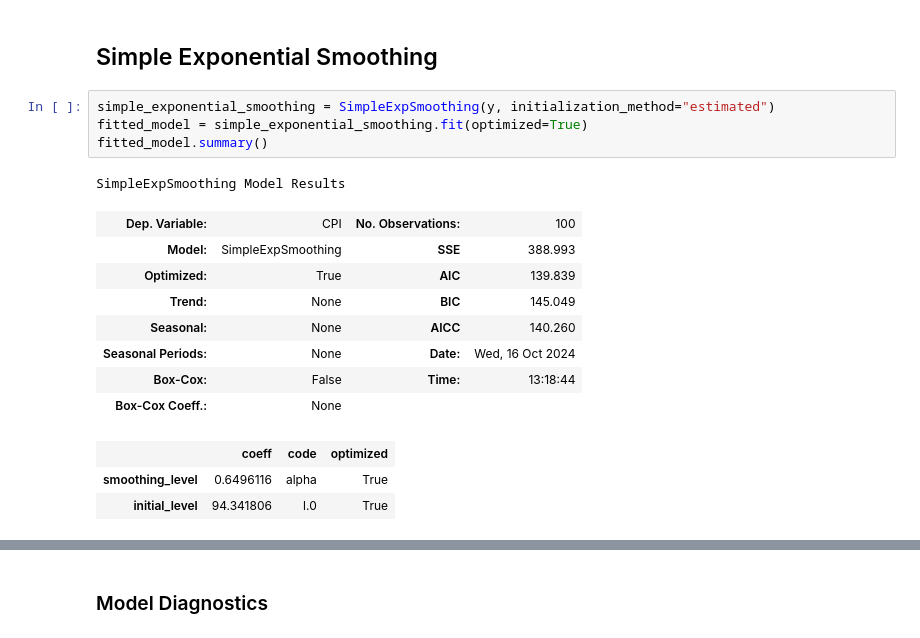
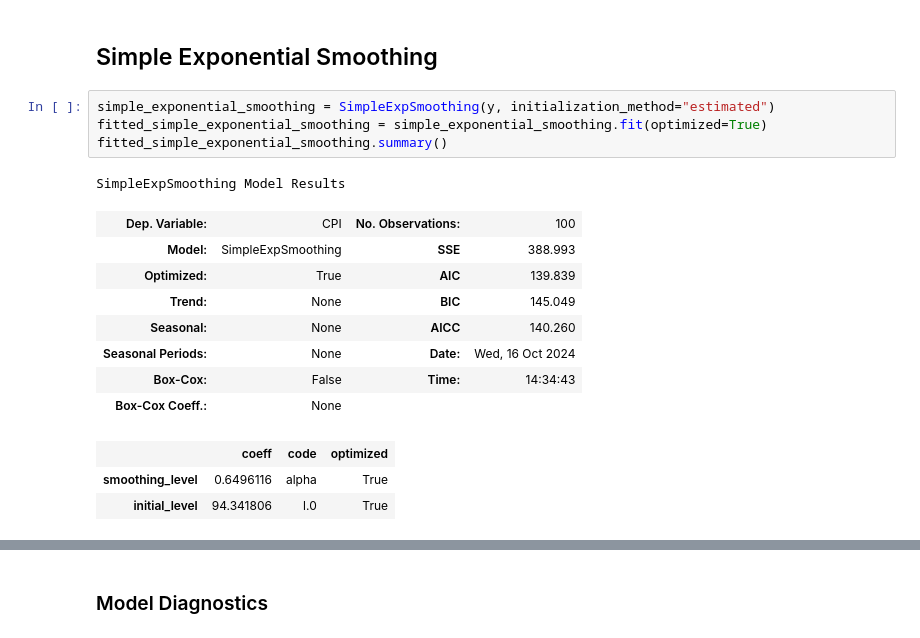
Before and after one commit to actonton/QBUS2820-Predictive_Analysis, a Jupyter notebook: A2/510575452_implementation.ipynb, the cells around one changed output, grey strips where cells are left out. Cells and saved outputs as stored; diff of their text form.

```diff
--- a/A2/510575452_implementation.ipynb
+++ b/A2/510575452_implementation.ipynb
@@ -159,17 +159,17 @@ Since the p-value $> 0.05$ ($\alpha$), we fail to reject the null hypothesis whi
 ## Simple Exponential Smoothing
 # %%
 simple_exponential_smoothing = SimpleExpSmoothing(y, initialization_method="estimated")
-fitted_model = simple_exponential_smoothing.fit(optimized=True)
-fitted_model.summary()
+fitted_simple_exponential_smoothing = simple_exponential_smoothing.fit(optimized=True)
+fitted_simple_exponential_smoothing.summary()
 # %% [output]
 SimpleExpSmoothing Model Results
 | Dep. Variable: | CPI | No. Observations: | 100 |
 | Model: | SimpleExpSmoothing | SSE | 388.993 |
 | Optimized: | True | AIC | 139.839 |
 | Trend: | None | BIC | 145.049 |
 | Seasonal: | None | AICC | 140.260 |
 | Seasonal Periods: | None | Date: | Wed, 16 Oct 2024 |
-| Box-Cox: | False | Time: | 13:18:44 |
+| Box-Cox: | False | Time: | 14:34:43 |
 | Box-Cox Coeff.: | None |  |  |
 |  | coeff | code | optimized |
 | smoothing_level | 0.6496116 | alpha | True |
```
Also changed, not shown: parts of 5 cells of this notebook.
